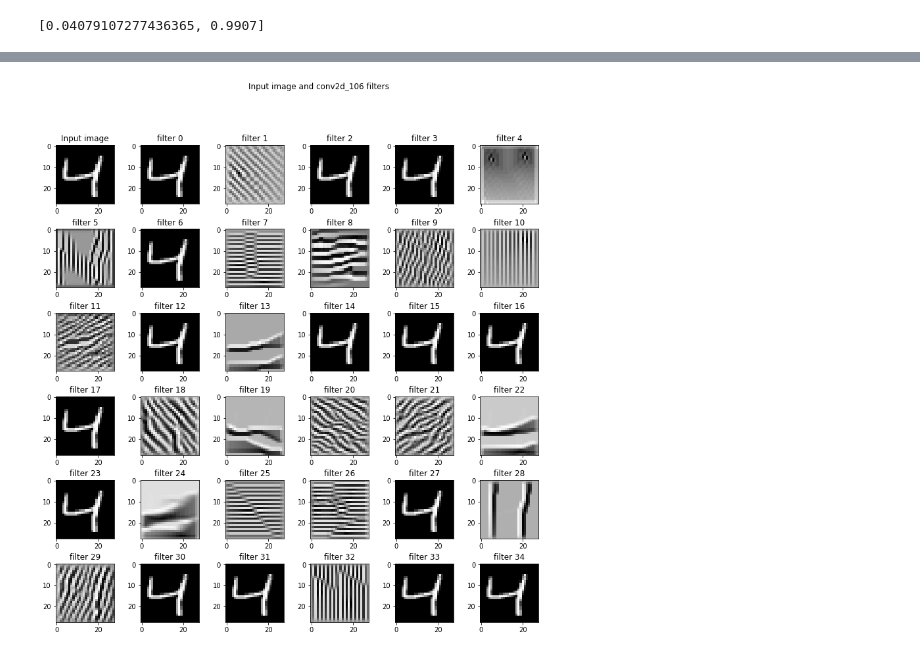
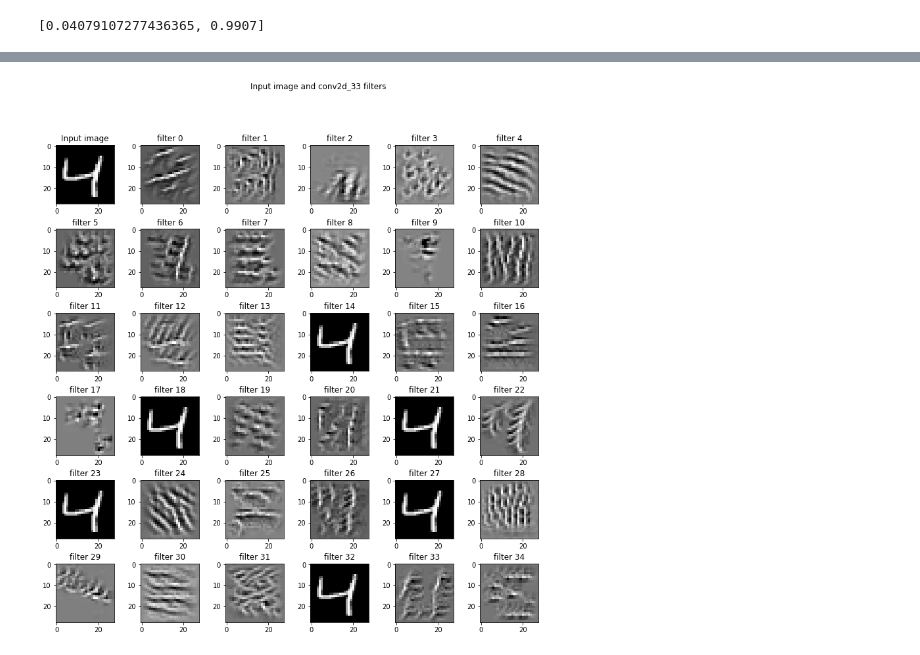
Before and after one commit to csharpshooter/EIP, a Jupyter notebook: A1/1st_DNN.ipynb, the cells around one changed output, grey strips where cells are left out. Cells and saved outputs as stored; diff of their text form; code cells hidden in the pictures.

```diff
--- a/A1/1st_DNN.ipynb
+++ b/A1/1st_DNN.ipynb
@@ -181,7 +179,7 @@ def deprocess_image(x):
     return x
 
 def vis_img_in_filter(img = np.array(X_train[2]).reshape((1, 28, 28, 1)).astype(np.float64),
-                      layer_name = 'conv2d_106'):
+                      layer_name = 'conv2d_33'):
     layer_output = layer_dict[layer_name].output
     img_ascs = list()
     for filter_index in range(layer_output.shape[3]):
@@ -204,31 +202,31 @@ def vis_img_in_filter(img = np.array(X_train[2]).reshape((1, 28, 28, 1)).astype(
         img_asc = np.array(img)
         # run gradient ascent for 20 steps
         for i in range(20):
             loss_value, grads_value = iterate([img_asc])
             img_asc += grads_value * step
 
         img_asc = img_asc[0]
         img_ascs.append(deprocess_image(img_asc).reshape((28, 28)))
 
     if layer_output.shape[3] >= 35:
         plot_x, plot_y = 6, 6
     elif layer_output.shape[3] >= 23:
         plot_x, plot_y = 4, 6
     elif layer_output.shape[3] >= 11:
         plot_x, plot_y = 2, 6
     else:
         plot_x, plot_y = 1, 2
     fig, ax = plt.subplots(plot_x, plot_y, figsize = (12, 12))
     ax[0, 0].imshow(img.reshape((28, 28)), cmap = 'gray')
     ax[0, 0].set_title('Input image')
     fig.suptitle('Input image and %s filters' % (layer_name,))
     fig.tight_layout(pad = 0.3, rect = [0, 0, 0.9, 0.9])
     for (x, y) in [(i, j) for i in range(plot_x) for j in range(plot_y)]:
         if x == 0 and y == 0:
             continue
         ax[x, y].imshow(img_ascs[x * plot_y + y - 1], cmap = 'gray')
         ax[x, y].set_title('filter %d' % (x * plot_y + y - 1))
 
 vis_img_in_filter()
 # %% [output]
-[figure, old version]
+[figure, new version]
```
Also changed, not shown: parts of 1 cell of this notebook.
